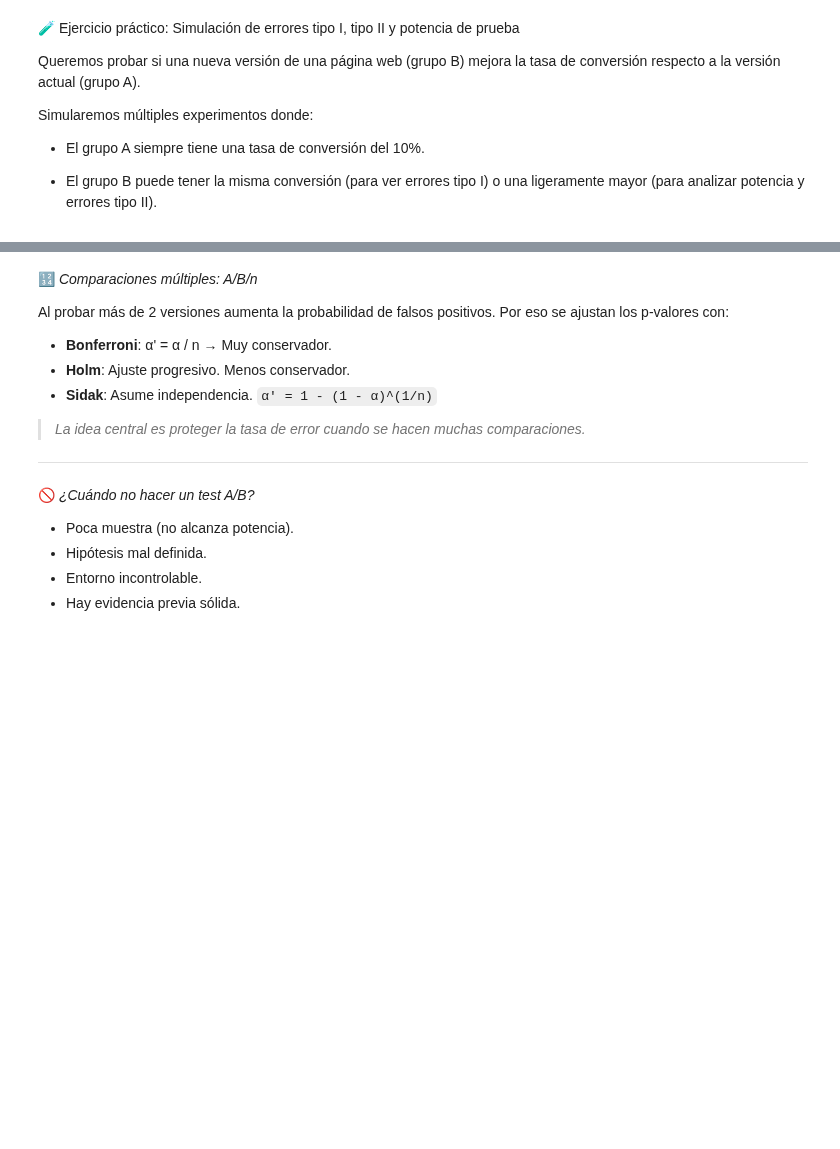
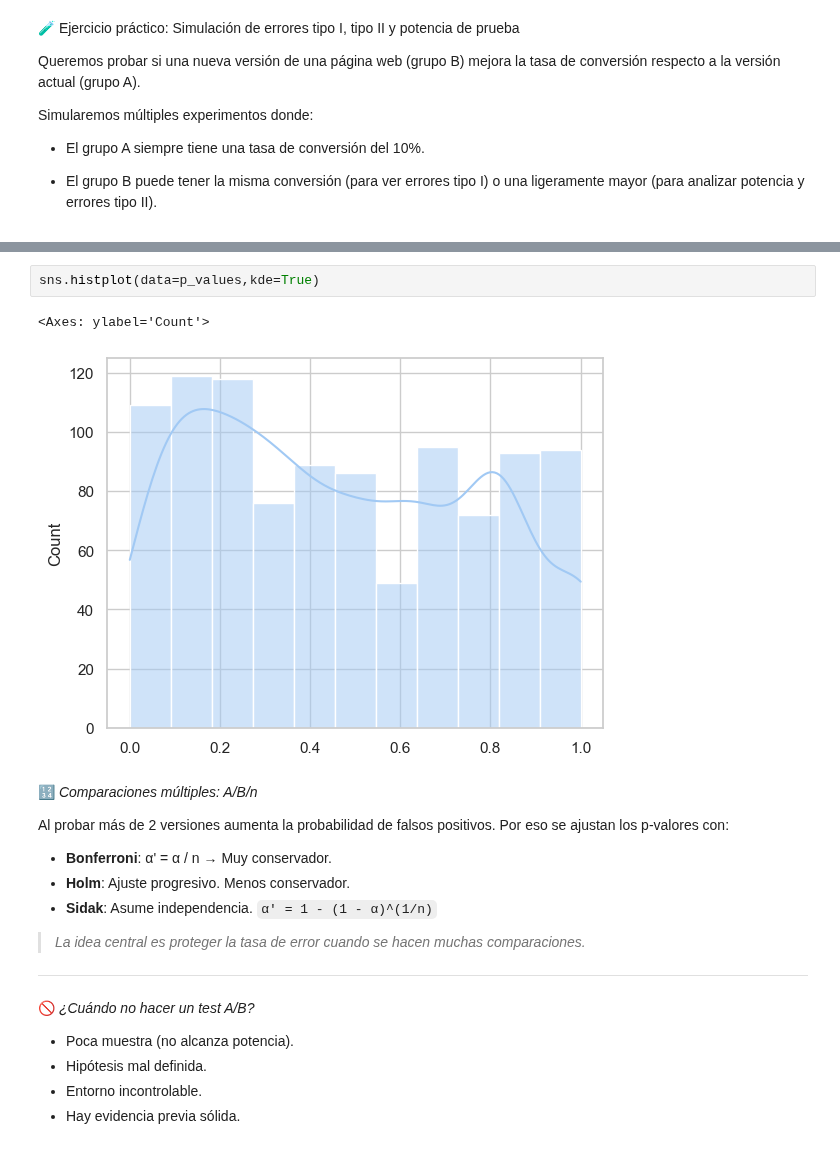
Before and after one commit to zyntonyson/bootcamp_ds_da, a Jupyter notebook: 10-da-toma-decisiones-negocio/20-pruebas-ab.ipynb, the cells around one changed output, grey strips where cells are left out. Cells and saved outputs as stored; diff of their text form; blank space fills up the shorter version.

```diff
--- a/10-da-toma-decisiones-negocio/20-pruebas-ab.ipynb
+++ b/10-da-toma-decisiones-negocio/20-pruebas-ab.ipynb
@@ -170,3 +162,8 @@ Proporción de rechazos (rechazar H0): 0.30
+# %%
+sns.histplot(data=p_values,kde=True)
+# %% [output]
+<Axes: ylabel='Count'>
+[figure, added]
 # %% [markdown]
 🔢 *Comparaciones múltiples: A/B/n*
 
```
Also changed, not shown: parts of 6 cells of this notebook.
